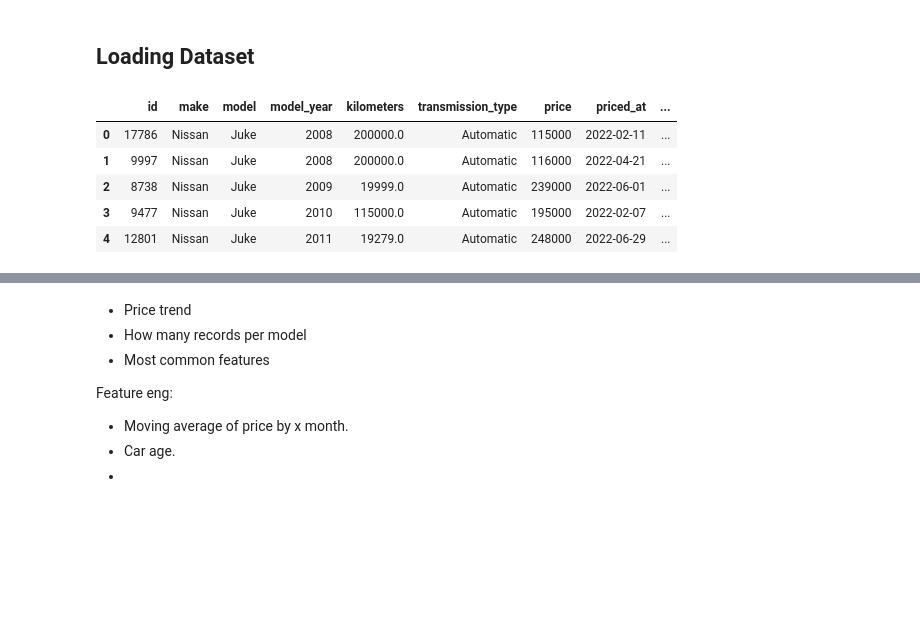
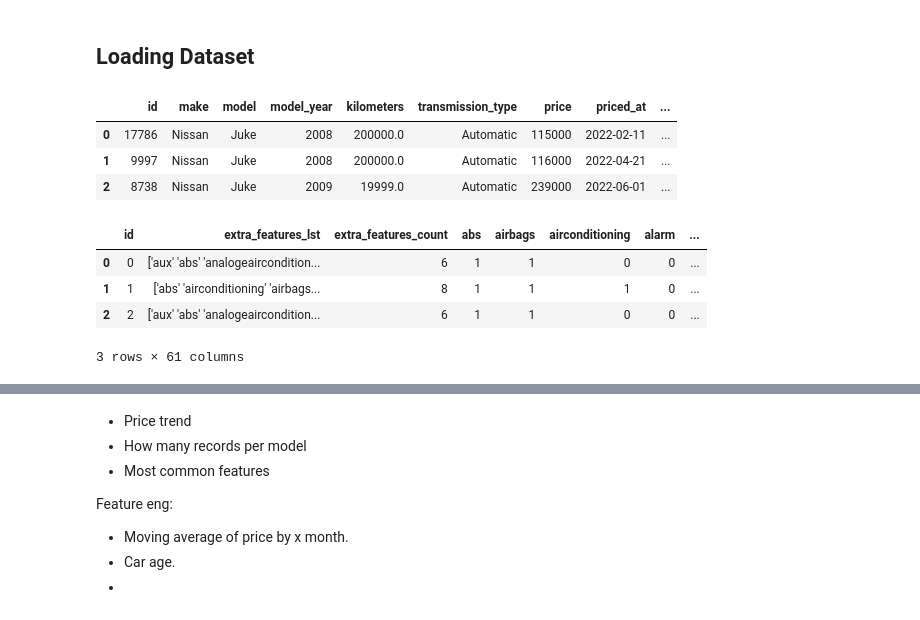
Before and after one commit to AhmedYousriSobhi/used_cars_price_estimation, a Jupyter notebook: nb_workspace/data_eda.ipynb, the cells around one changed output, grey strips where cells are left out. Drawn from its saved outputs; the diff is of its cells as text; code cells hidden in the pictures; blank space fills up the shorter version.

Commit message:
Completed data cleaning

```diff
--- a/nb_workspace/data_eda.ipynb
+++ b/nb_workspace/data_eda.ipynb
@@ -23,21 +23,29 @@ from tqdm import tqdm
 # %%
 # Loading dataset
 df = (
     pd.read_csv('../data/intermid/DS-task-data-cleaned.csv')
     .assign(
         priced_at= lambda x: pd.to_datetime(x.priced_at)
     )
 )
 
+# Load extra_features dataset
+df_extrafeatures = pd.read_csv('../data/intermid/features_ohe.csv')
+
 # Display first 5 rows
-df.head()
+display(df.head(3))
+
+display(df_extrafeatures.head(3))
 # %% [output]
 |  | id | make | model | model_year | kilometers | transmission_type | price | priced_at | ... |
 | 0 | 17786 | Nissan | Juke | 2008 | 200000.0 | Automatic | 115000 | 2022-02-11 | ... |
 | 1 | 9997 | Nissan | Juke | 2008 | 200000.0 | Automatic | 116000 | 2022-04-21 | ... |
 | 2 | 8738 | Nissan | Juke | 2009 | 19999.0 | Automatic | 239000 | 2022-06-01 | ... |
-| 3 | 9477 | Nissan | Juke | 2010 | 115000.0 | Automatic | 195000 | 2022-02-07 | ... |
-| 4 | 12801 | Nissan | Juke | 2011 | 19279.0 | Automatic | 248000 | 2022-06-29 | ... |
+|  | id | extra_features_lst | extra_features_count | abs | airbags | airconditioning | alarm | ... |
+| 0 | 0 | ['aux' 'abs' 'analogeaircondition... | 6 | 1 | 1 | 0 | 0 | ... |
+| 1 | 1 | ['abs' 'airconditioning' 'airbags... | 8 | 1 | 1 | 1 | 0 | ... |
+| 2 | 2 | ['aux' 'abs' 'analogeaircondition... | 6 | 1 | 1 | 0 | 0 | ... |
+3 rows × 61 columns
 # %%
 # Display dataframe info
 df.info()
```
Also changed, not shown: parts of 11 cells of this notebook, 22 other files.
